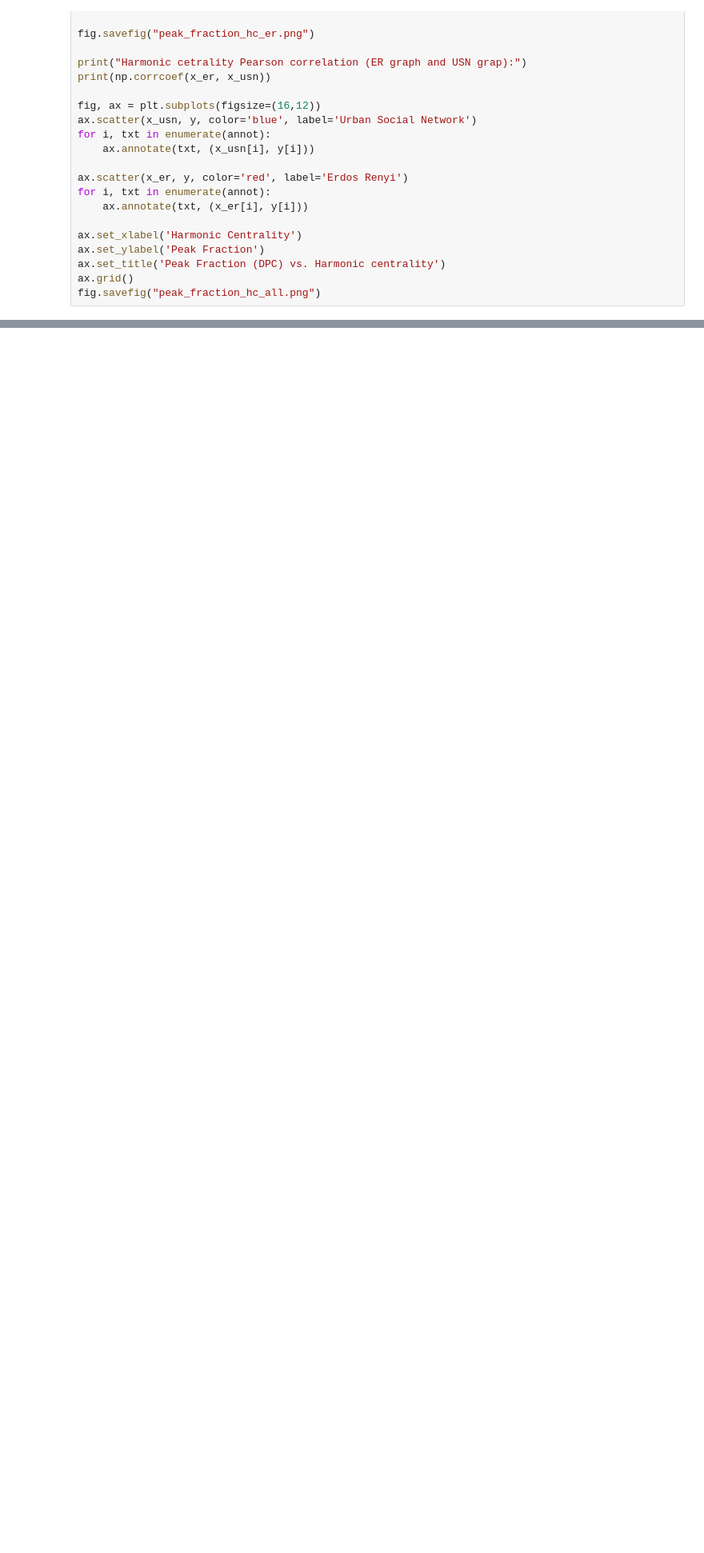
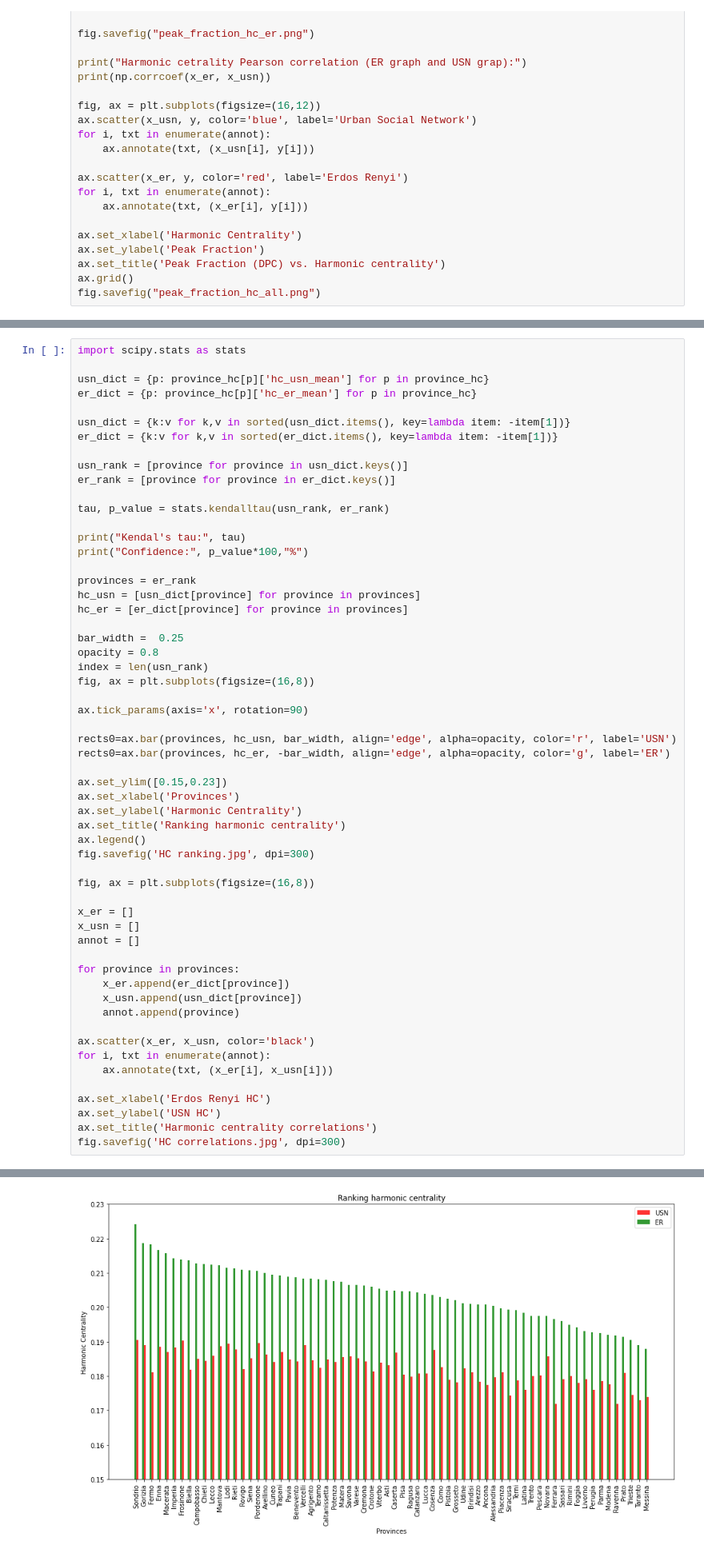
Before and after one commit to davidetorre92/harmonic_centrality_correlation, a Jupyter notebook: DPC_HC_correlation.ipynb, the cells around one changed output, grey strips where cells are left out. Shown: that part at 80% size. Drawn from its saved outputs; the diff is of its cells as text; blank space fills up the shorter version.

Commit message:
Added Kendall's tau and HC correlations

```diff
--- a/DPC_HC_correlation.ipynb
+++ b/DPC_HC_correlation.ipynb
@@ -388,3 +388,61 @@ R^2: [-0.09517038 -0.04718161 -0.01890277 -0.15697318 -0.59010201]
 Mean squared error:  [1.70822229e-09 3.16283112e-09 3.02070265e-09 6.26264432e-09
  1.93885802e-09]
 [figure]
+# %%
+import scipy.stats as stats
+
+usn_dict = {p: province_hc[p]['hc_usn_mean'] for p in province_hc}
+er_dict = {p: province_hc[p]['hc_er_mean'] for p in province_hc}
+
+usn_dict = {k:v for k,v in sorted(usn_dict.items(), key=lambda item: -item[1])}
+er_dict = {k:v for k,v in sorted(er_dict.items(), key=lambda item: -item[1])}
+
+usn_rank = [province for province in usn_dict.keys()]
+er_rank = [province for province in er_dict.keys()]
+
+tau, p_value = stats.kendalltau(usn_rank, er_rank)
+
+print("Kendal's tau:", tau)
+print("Confidence:", p_value*100,"%")
+
+provinces = er_rank
+hc_usn = [usn_dict[province] for province in provinces]
+hc_er = [er_dict[province] for province in provinces]
+
+bar_width =  0.25
+opacity = 0.8
+index = len(usn_rank)
+fig, ax = plt.subplots(figsize=(16,8))
+
+ax.tick_params(axis='x', rotation=90)
+
+rects0=ax.bar(provinces, hc_usn, bar_width, align='edge', alpha=opacity, color='r', label='USN')
+rects0=ax.bar(provinces, hc_er, -bar_width, align='edge', alpha=opacity, color='g', label='ER')
+
+ax.set_ylim([0.15,0.23])
+ax.set_xlabel('Provinces')
+ax.set_ylabel('Harmonic Centrality')
+ax.set_title('Ranking harmonic centrality')
+ax.legend()
+fig.savefig('HC ranking.jpg', dpi=300)
+
+fig, ax = plt.subplots(figsize=(16,8))
+
+x_er = []
+x_usn = []
+annot = []
+
+for province in provinces:
+    x_er.append(er_dict[province])
+    x_usn.append(usn_dict[province])
+    annot.append(province)
+
+ax.scatter(x_er, x_usn, color='black')
+for i, txt in enumerate(annot):
+    ax.annotate(txt, (x_er[i], x_usn[i]))
+
+ax.set_xlabel('Erdos Renyi HC')
+ax.set_ylabel('USN HC')
+ax.set_title('Harmonic centrality correlations')
+fig.savefig('HC correlations.jpg', dpi=300)
+# %% [output]
@@ -390,0 +451 @@ Mean squared error:  [1.70822229e-09 3.16283112e-09 3.02070265e-09 6.26264432e-0
+[figure, added]
```
Also changed, not shown: parts of 1 cell of this notebook, 2 other files.
